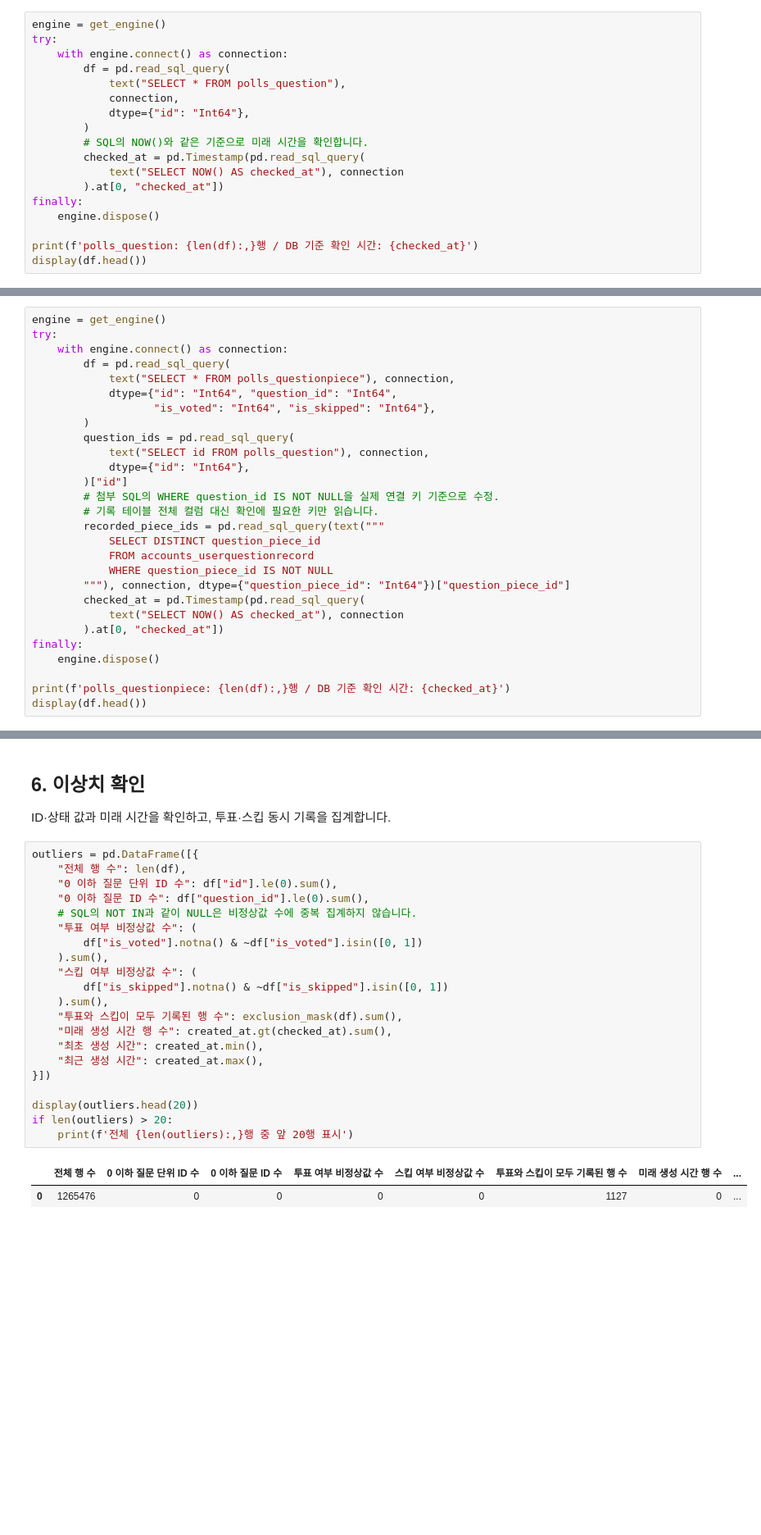
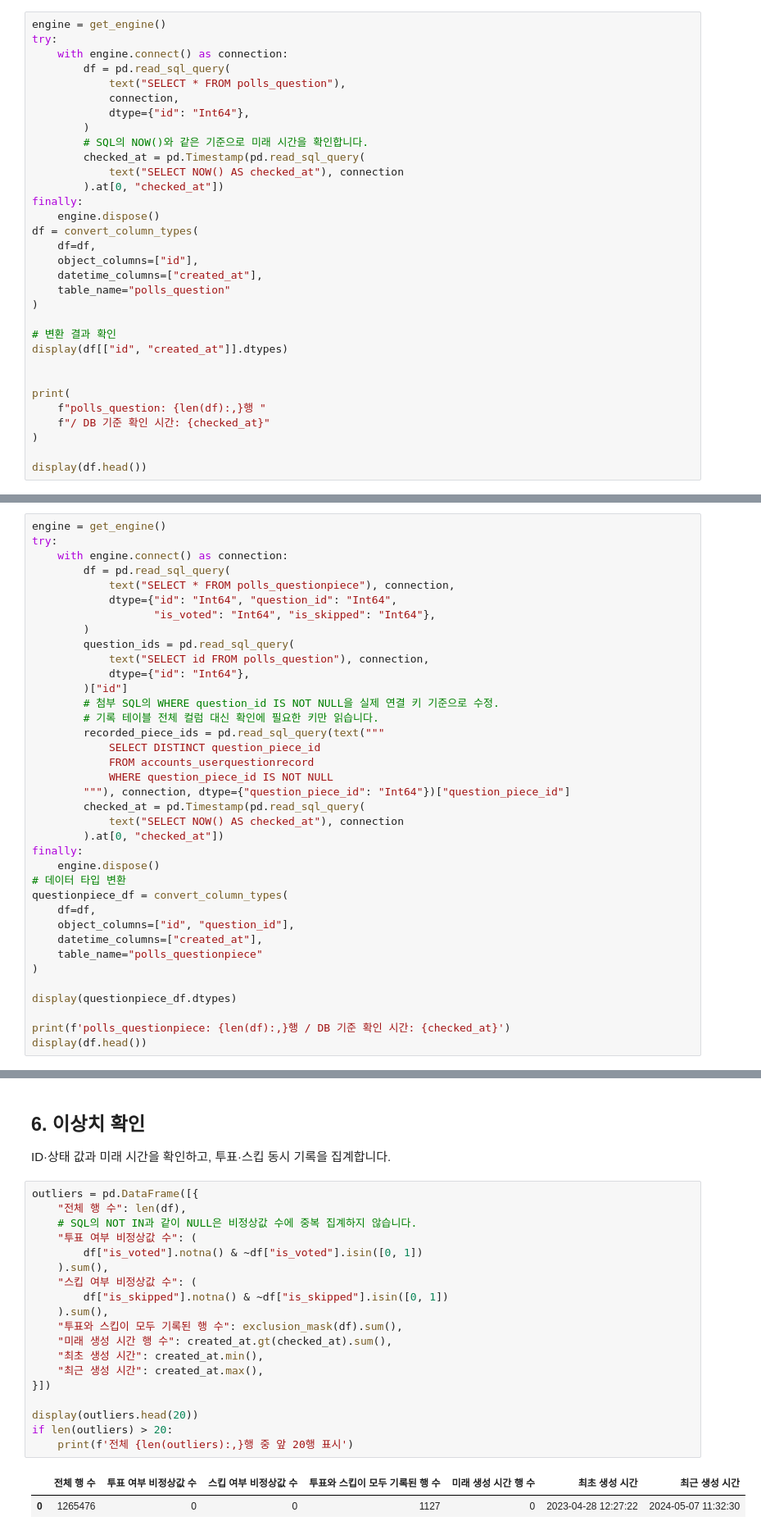
Before and after one commit to DA15-Lab/team4-final-project, a Jupyter notebook: notebooks/preprocessing/prep-polls.ipynb, the cells around one changed output, grey strips where cells are left out. Shown at 82% size. Saved outputs shown, nothing was run; the diff lists cells and outputs as text; blank space fills up the shorter version.

Commit message:
Update polls table data type conversion

```diff
--- a/notebooks/preprocessing/prep-polls.ipynb
+++ b/notebooks/preprocessing/prep-polls.ipynb
@@ -82,7 +141,21 @@ try:
         ).at[0, "checked_at"])
 finally:
     engine.dispose()
+df = convert_column_types(
+    df=df,
+    object_columns=["id"],
+    datetime_columns=["created_at"],
+    table_name="polls_question"
+)
 
-print(f'polls_question: {len(df):,}행 / DB 기준 확인 시간: {checked_at}')
+# 변환 결과 확인
+display(df[["id", "created_at"]].dtypes)
+
+
+print(
+    f"polls_question: {len(df):,}행 "
+    f"/ DB 기준 확인 시간: {checked_at}"
+)
+
 display(df.head())
 # %% [output]
@@ -274,6 +348,15 @@ try:
         ).at[0, "checked_at"])
 finally:
     engine.dispose()
+# 데이터 타입 변환
+questionpiece_df = convert_column_types(
+    df=df,
+    object_columns=["id", "question_id"],
+    datetime_columns=["created_at"],
+    table_name="polls_questionpiece"
+)
+
+display(questionpiece_df.dtypes)
 
 print(f'polls_questionpiece: {len(df):,}행 / DB 기준 확인 시간: {checked_at}')
 display(df.head())
@@ -346,27 +436,25 @@ ID·상태 값과 미래 시간을 확인하고, 투표·스킵 동시 기록을
 # %%
 outliers = pd.DataFrame([{
     "전체 행 수": len(df),
-    "0 이하 질문 단위 ID 수": df["id"].le(0).sum(),
-    "0 이하 질문 ID 수": df["question_id"].le(0).sum(),
     # SQL의 NOT IN과 같이 NULL은 비정상값 수에 중복 집계하지 않습니다.
     "투표 여부 비정상값 수": (
         df["is_voted"].notna() & ~df["is_voted"].isin([0, 1])
     ).sum(),
     "스킵 여부 비정상값 수": (
         df["is_skipped"].notna() & ~df["is_skipped"].isin([0, 1])
     ).sum(),
     "투표와 스킵이 모두 기록된 행 수": exclusion_mask(df).sum(),
     "미래 생성 시간 행 수": created_at.gt(checked_at).sum(),
     "최초 생성 시간": created_at.min(),
     "최근 생성 시간": created_at.max(),
 }])
 
 display(outliers.head(20))
 if len(outliers) > 20:
     print(f'전체 {len(outliers):,}행 중 앞 20행 표시')
 # %% [output]
-|  | 전체 행 수 | 0 이하 질문 단위 ID 수 | 0 이하 질문 ID 수 | 투표 여부 비정상값 수 | 스킵 여부 비정상값 수 | 투표와 스킵이 모두 기록된 행 수 | 미래 생성 시간 행 수 | ... |
-| 0 | 1265476 | 0 | 0 | 0 | 0 | 1127 | 0 | ... |
+|  | 전체 행 수 | 투표 여부 비정상값 수 | 스킵 여부 비정상값 수 | 투표와 스킵이 모두 기록된 행 수 | 미래 생성 시간 행 수 | 최초 생성 시간 | 최근 생성 시간 |
+| 0 | 1265476 | 0 | 0 | 1127 | 0 | 2023-04-28 12:27:22 | 2024-05-07 11:32:30 |
 # %% [markdown]
 ## 7. 질문 단위 ID 중복 확인
 
```
Also changed, not shown: parts of 12 cells of this notebook.
